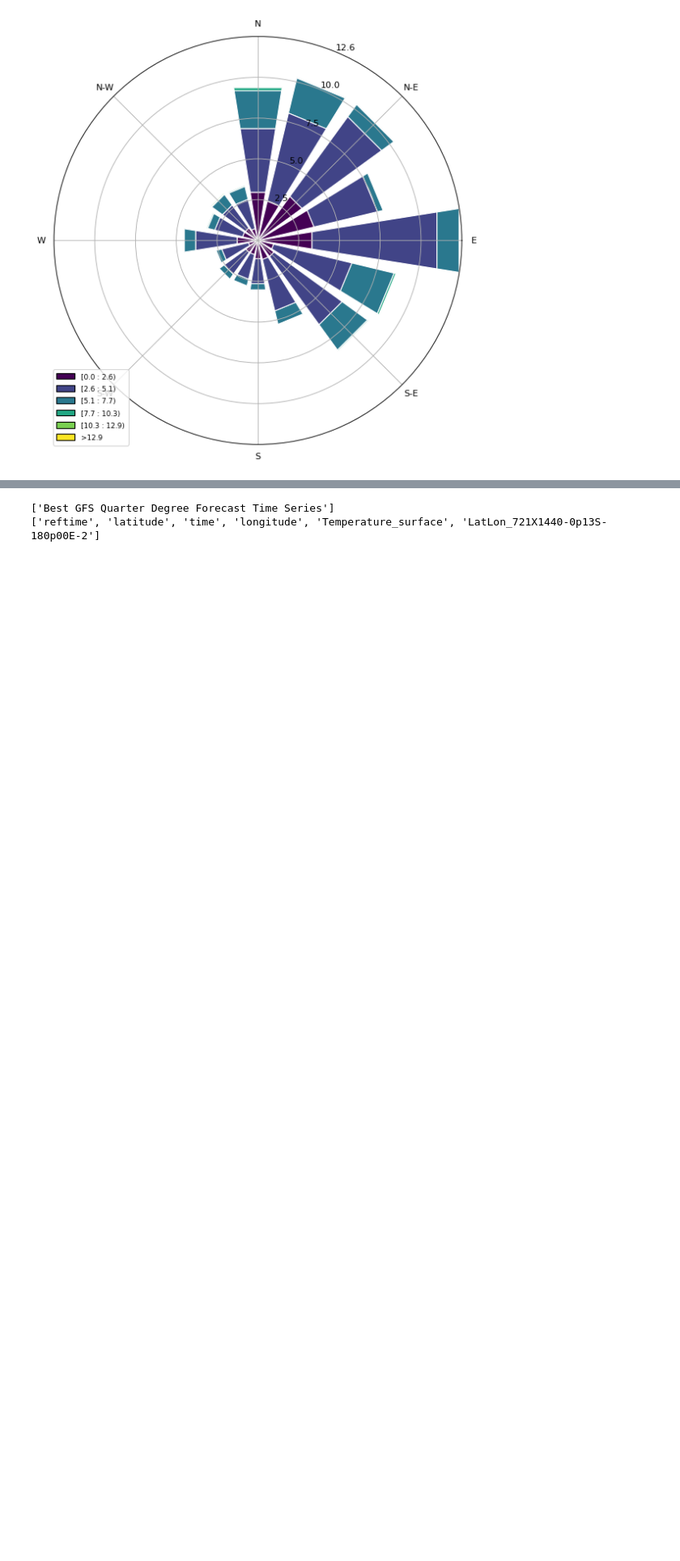
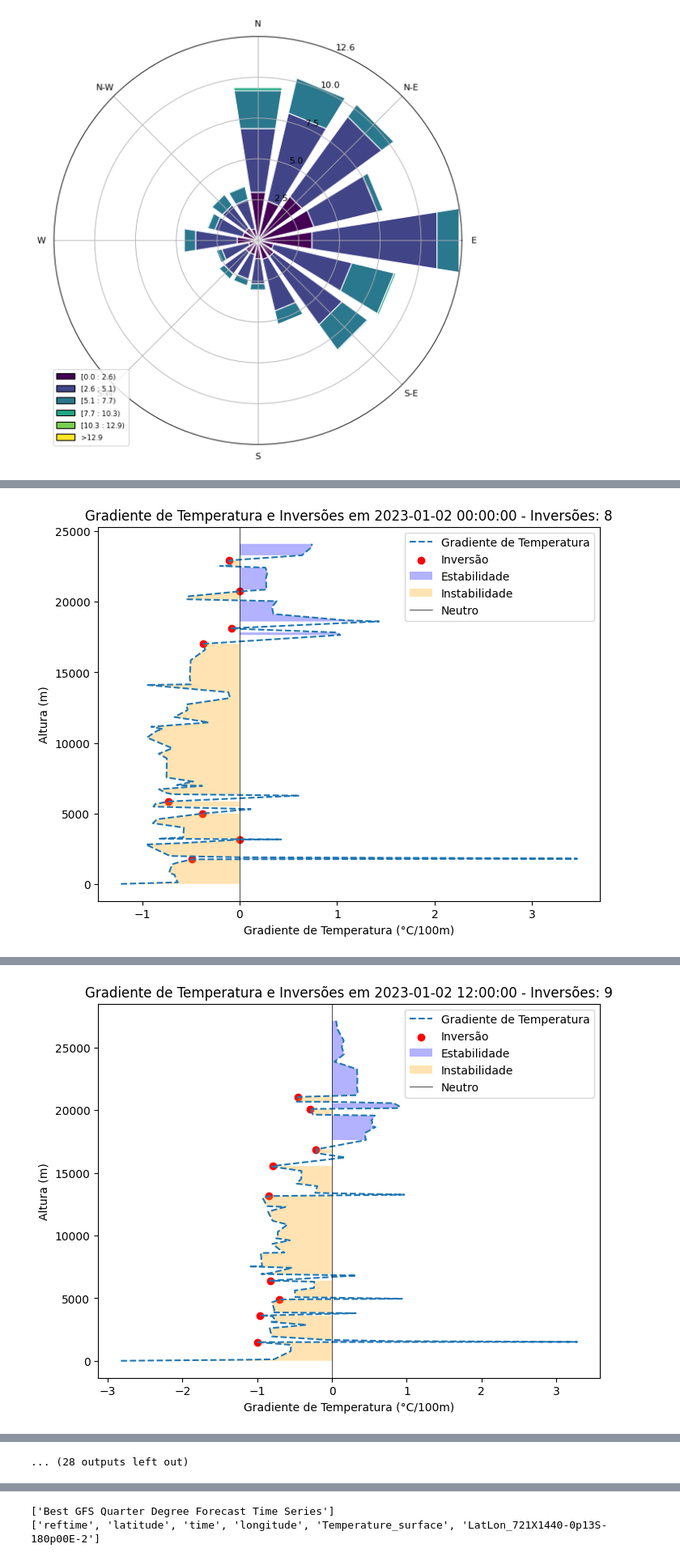
Before and after one commit to Marcosperrude/ENS5173_202401, a Jupyter notebook: atividade02.ipynb, the cells around one changed output, grey strips where cells are left out. Shown at 81% size. Saved outputs shown, nothing was run; the diff lists cells and outputs as text; code cells hidden in the pictures; blank space fills up the shorter version.

```diff
--- a/atividade02.ipynb
+++ b/atividade02.ipynb
@@ -365,16 +366,69 @@ Mínimo de inversões: 5
 # %%
+import numpy as np
+import matplotlib.pyplot as plt
 from datetime import datetime
-
-#from metpy.units import units
-
 from siphon.simplewebservice.wyoming import WyomingUpperAir
 
-# Data para análise
-date = datetime(2024, 1, 10, 12)
-# local da análise
+# Função para calcular e plotar o gradiente de temperatura e identificar inversões térmicas
+def plotar_gradiente_temperatura_e_inversoes(dia, mes, hora, station):
+    date = datetime(2023, mes, dia, hora)
+    try:
+        df = WyomingUpperAir.request_data(date, station)
+    except Exception as e:
+        print(f"Erro ao obter dados para {date}: {e}")
+        return
+
+    if 'temperature' in df.columns and 'height' in df.columns:
+        # Calcular gradiente de temperatura usando a fórmula fornecida
+        deltaT = np.diff(df['temperature'])
+        deltaZ = np.diff(df['height'])
+        dTdZ = (deltaT / deltaZ) * 100  # Gradiente de temperatura a cada 100 m
+
+        print(f"Gradiente de Temperatura para {date}:\n", dTdZ)
+
+        # Identificar inversões térmicas
+        inversoes = [num for num in range(1, len(df['temperature']) - 1)
+                     if df['temperature'][num+1] > df['temperature'][num] and df['temperature'][num-1] >= df['temperature'][num]]
+        num_inversoes = len(inversoes)
+
+        # Identificar zonas de estabilidade e instabilidade
+        estabilidade = dTdZ > 0
+        instabilidade = dTdZ <= 0
+
+        # Plotar gradiente de temperatura
+        fig, ax = plt.subplots(figsize=(8, 6))
+        ax.plot(dTdZ, df['height'][:-1], label='Gradiente de Temperatura', linestyle='--')
+
+        # Marcar pontos de inversão térmica
+        if inversoes:
+            inversoes = np.array(inversoes)
+            ax.scatter(dTdZ[inversoes-1], df['height'][inversoes-1], color='red', marker='o', label='Inversão')
+
+        # Marcar zonas de estabilidade e instabilidade
+        ax.fill_betweenx(df['height'][:-1], dTdZ, where=estabilidade, facecolor='blue', alpha=0.3, label='Estabilidade')
+        ax.fill_betweenx(df['height'][:-1], dTdZ, where=instabilidade, facecolor='orange', alpha=0.3, label='Instabilidade')
+
+        # Adicionar linha neutra
+        ax.axvline(x=0, color='black', linestyle='-', linewidth=0.5, label='Neutro')
+
+        ax.set_title(f"Gradiente de Temperatura e Inversões em {date} - Inversões: {num_inversoes}")
+        ax.set_xlabel('Gradiente de Temperatura (°C/100m)')
+        ax.set_ylabel('Altura (m)')
+        ax.legend()
+        plt.show()
+    else:
+        print(f"Colunas 'temperature' ou 'height' não encontradas para {date}")
+
+# Local da análise
 station = 'SBFL'
 
-# Extraindo os dados
-df = WyomingUpperAir.request_data(date, station)
-print(df)
+# Inserindo de modo manual
+dias = [2, 3, 5, 27, 12, 15, 25, 29, 21, 9]
+meses = [1, 2, 1, 12, 2, 6, 8, 6, 6, 7]
+horas = [0, 12]
+
+# Calcular e plotar gradiente de temperatura e inversões térmicas para cada dia e hora
+for dia, mes in zip(dias, meses):
+    for hora in horas:
+        plotar_gradiente_temperatura_e_inversoes(dia, mes, hora, station)
 # %% [output]
@@ -397,0 +450 @@ print(df)
+[figure, added]
@@ -397,0 +468 @@ print(df)
+[figure, added]
@@ -397,0 +524 @@ print(df)
+... (28 outputs left out)
```
Also changed, not shown: parts of 14 cells of this notebook.
